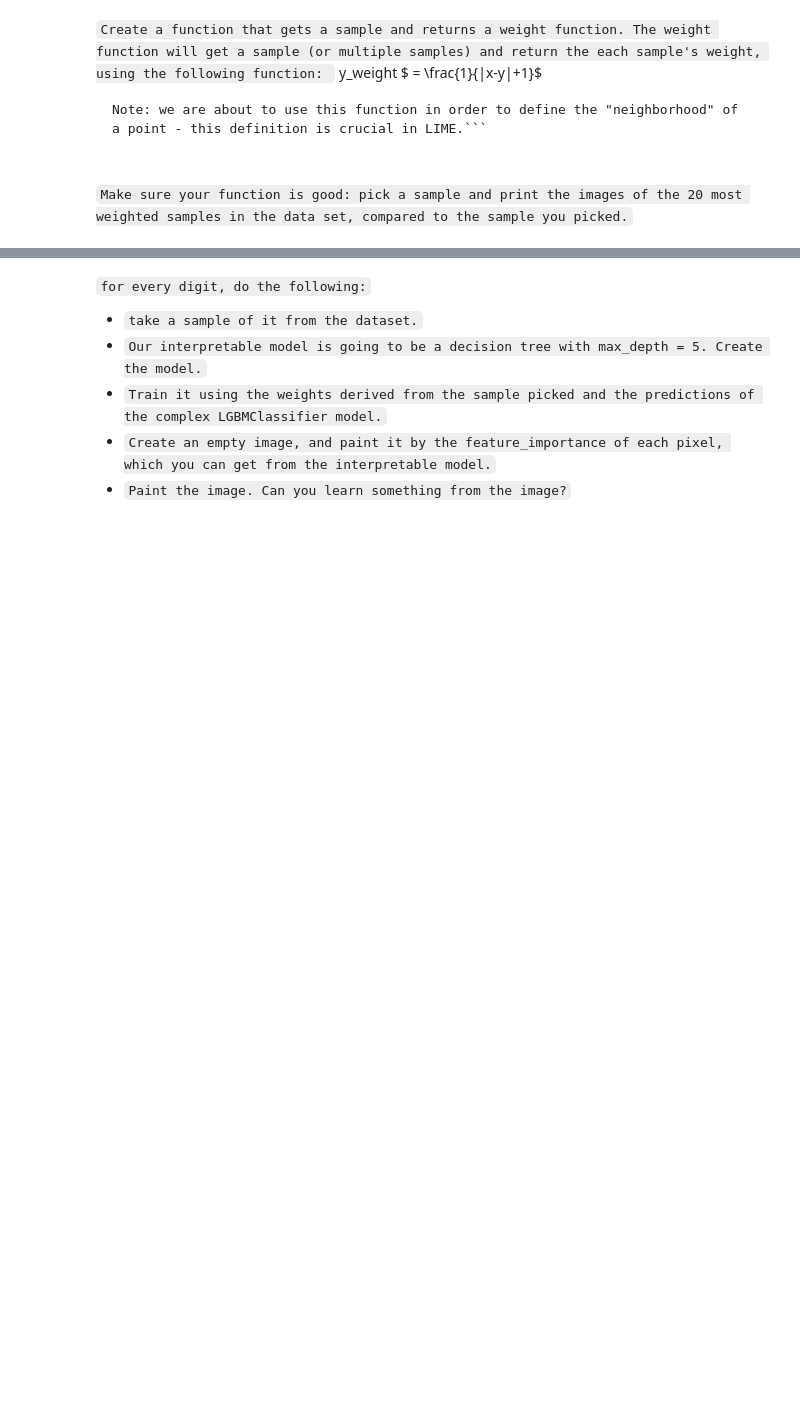
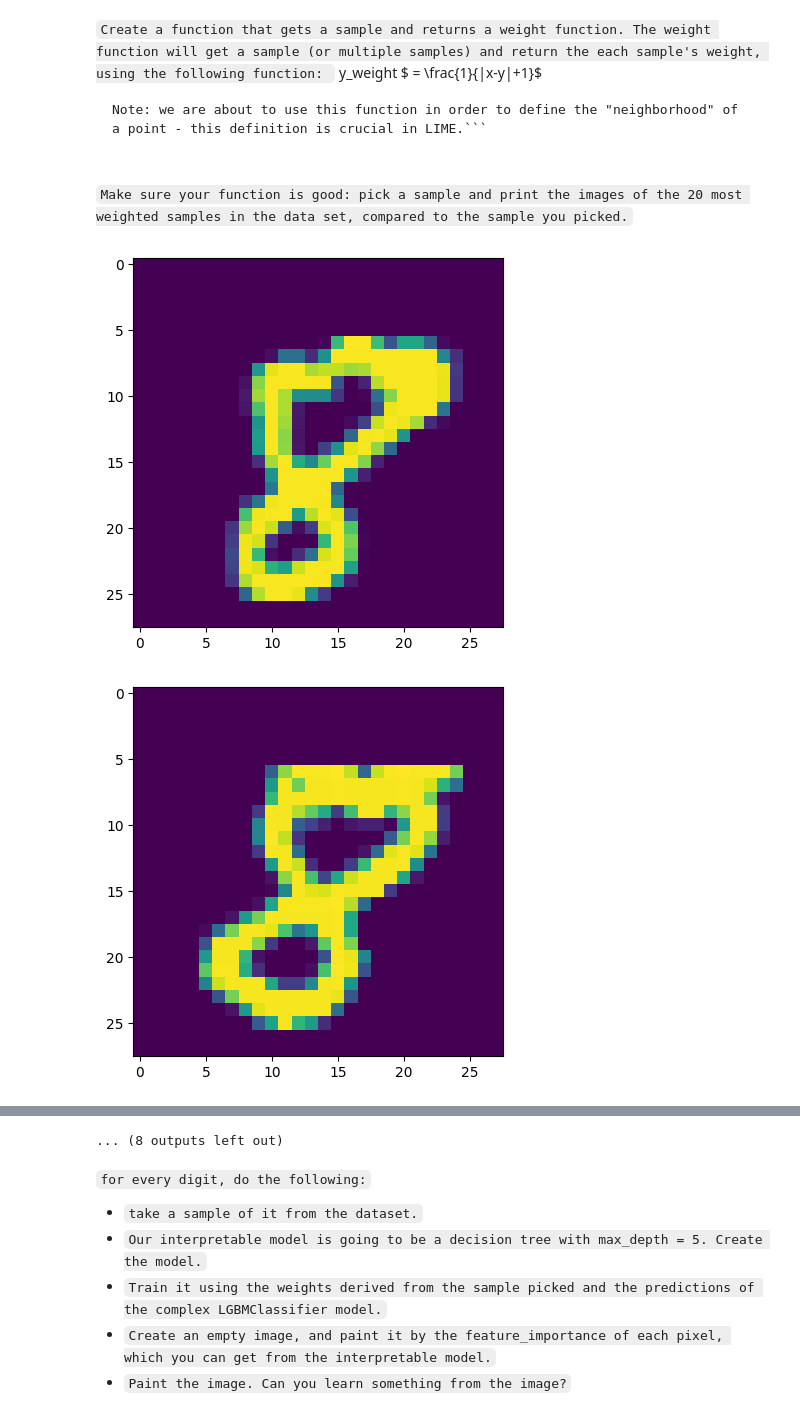
Before and after one commit to Avraham2489/DS_trainnig, a Jupyter notebook: intro/supervised/exercise/exercise_4_supervised_learning.ipynb, the cells around one changed output, grey strips where cells are left out. Drawn from its saved outputs; the diff is of its cells as text; code cells hidden in the pictures; blank space fills up the shorter version.

````diff
--- a/intro/supervised/exercise/exercise_4_supervised_learning.ipynb
+++ b/intro/supervised/exercise/exercise_4_supervised_learning.ipynb
@@ -411,9 +611,15 @@ y_test_new = np.sin(X_test_new).ravel()
 # %% [markdown]
 ```We will use the MNIST data set.```
 # %%
-df = pd.read_csv('data/MNIST_train.csv')
+df = pd.read_csv('c:/Users/user/Desktop/DStrainig/intro/supervised/MNIST_train.csv')
 target = df['label']
 df = df.drop('label', axis = 1)
 df_train, df_test, target_train, target_test = train_test_split(df, target, train_size = 0.7, test_size = 0.3)
 # %% [markdown]
 ```Train a LGBMClassifier on the data set, using max_depth=10, n_estimators=250 (and, of course, n_jobs = -1). How good is your model?```
+# %%
+from lightgbm import LGBMClassifier
+lgb = LGBMClassifier(max_depth=10, n_estimators=250, n_jobs=-1)
+lgb.fit(df_train, target_train)
+print(accuracy_score(target_train, lgb.predict(df_train)))
+print(accuracy_score(target_test, lgb.predict(df_test)))
@@ -425,5 +652,23 @@ Create the targets (train and test) for the interpretable model, as described in
 
 ```where x is the original sample and y is the sample that we would like to get its weight.
 Note: we are about to use this function in order to define the "neighborhood" of a point - this definition is crucial in LIME.```
+# %%
+def get_weights(sample):
+    def metric(x):
+        if len(np.array(x).shape) > 1:
+            y = np.linalg.norm(np.array(sample) - np.array(x), axis = 1)
+        else:
+            y = np.linalg.norm(np.array(sample) - np.array(x))
+        return 1/(y+1)
+    return metric
 # %% [markdown]
 ```Make sure your function is good: pick a sample and print the images of the 20 most weighted samples in the data set, compared to the sample you picked.```
+# %%
+distance = get_weights(df.iloc[10])
+weights = distance(df_train.values)
+for i in map(lambda x: x[0], sorted(zip(range(len(weights)), weights), key = lambda x: -x[1])[:20]):
+    plt.imshow(df_train.iloc[i].values.reshape((28,28)))
+    plt.show()
+# %% [output]
+[figure, added]
+[figure, added]
@@ -430,3 +685,4 @@ Note: we are about to use this function in order to define the "neighborhood" of
+... (8 outputs left out)
 # %% [markdown]
 ```for every digit, do the following:```
 - ```take a sample of it from the dataset.```
````
Also changed, not shown: parts of 13 cells of this notebook.
